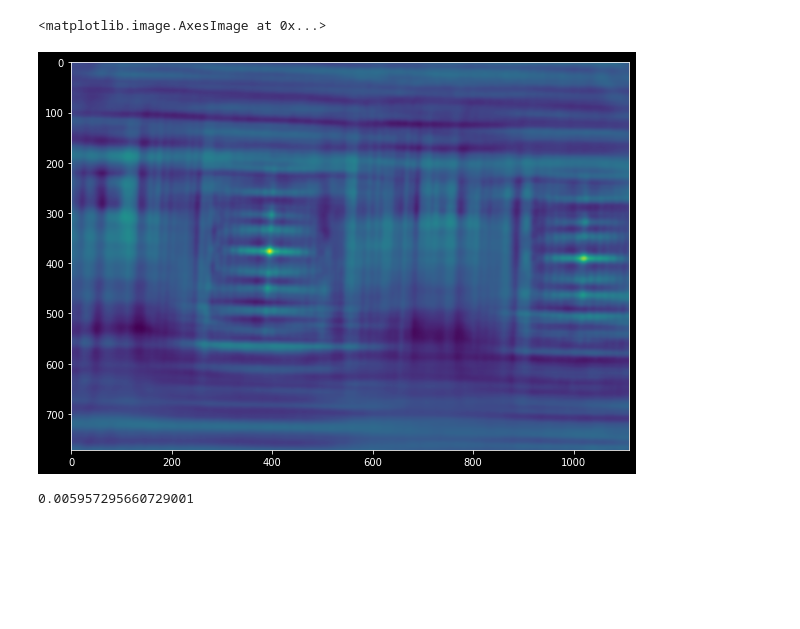
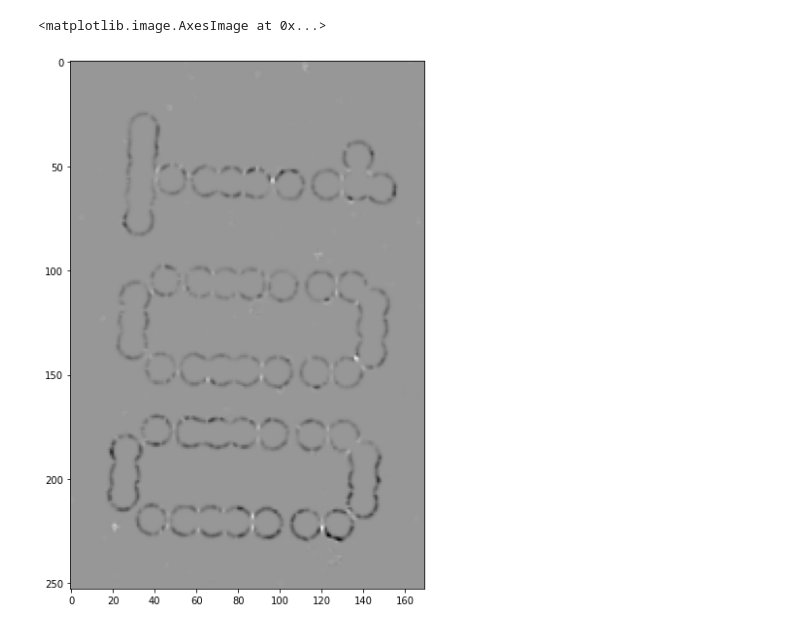
Before and after one commit to randy8642/ImageProcessing_HW3_TemplateMatching, a Jupyter notebook: main.ipynb, the cells around one changed output. Cells and saved outputs as stored; diff of their text form; code cells hidden in the pictures; blank space fills up the shorter version.

```diff
--- a/main.ipynb
+++ b/main.ipynb
@@ -60,18 +61,15 @@ img = img.astype(np.uint8)
 
 template = template[:, :, 2]*0.299 + template[:, :, 1]*0.587 + template[:, :, 0]*0.114
 template = template.astype(np.uint8)
-# %%
-# openCV
-res = cv2.matchTemplate(img, template, cv2.TM_CCOEFF_NORMED)
-
-plt.figure(figsize=(10, 10))
-plt.imshow(res)
-# %% [output]
-<matplotlib.image.AxesImage at 0x...>
-[figure, removed]
-# %%
-res = cv2.matchShapes(img, template, cv2.CONTOURS_MATCH_I1, 0.0)
-
-print(res)
-# %% [output]
-0.005957295660729001
+# %%
+dst = cv2.cornerHarris(template, 2, 3, 0.04)
+
+a = (dst - dst.min()) / (dst.max() - dst.min()) * 255
+a = np.abs(a)
+
+
+plt.figure(figsize=(10, 10))
+plt.imshow(a, cmap='gray')
+# %% [output]
+<matplotlib.image.AxesImage at 0x...>
+[figure, added]
```
Also changed, not shown: parts of 25 cells of this notebook, 2 other files.
